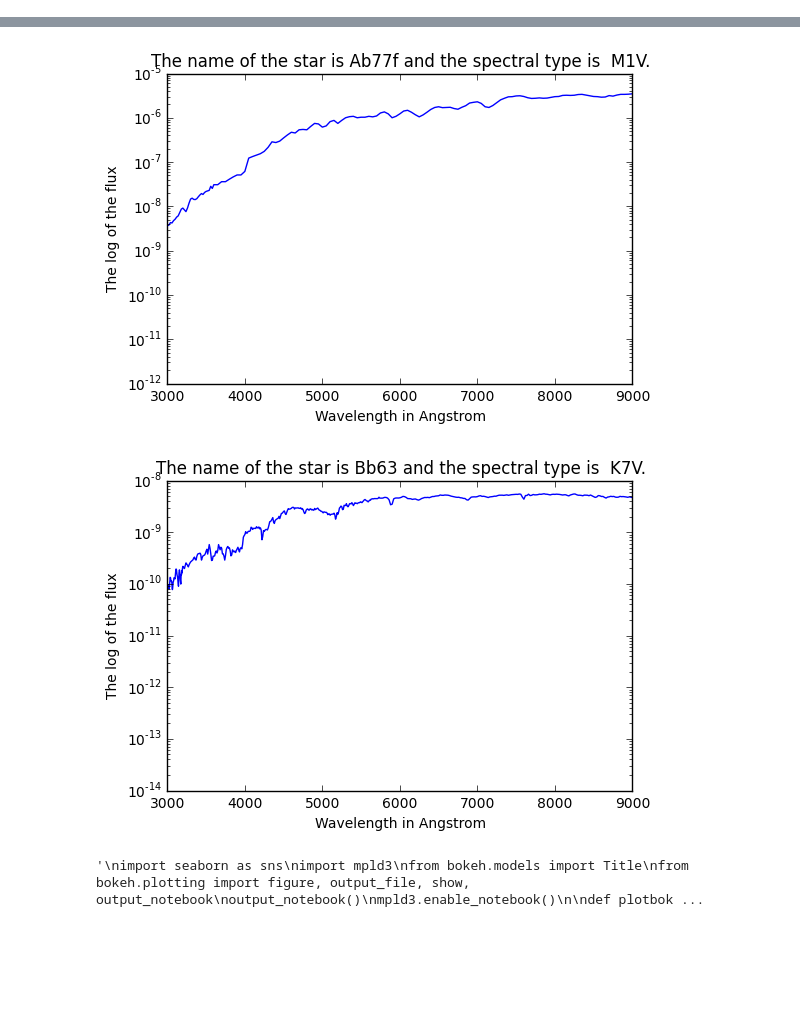
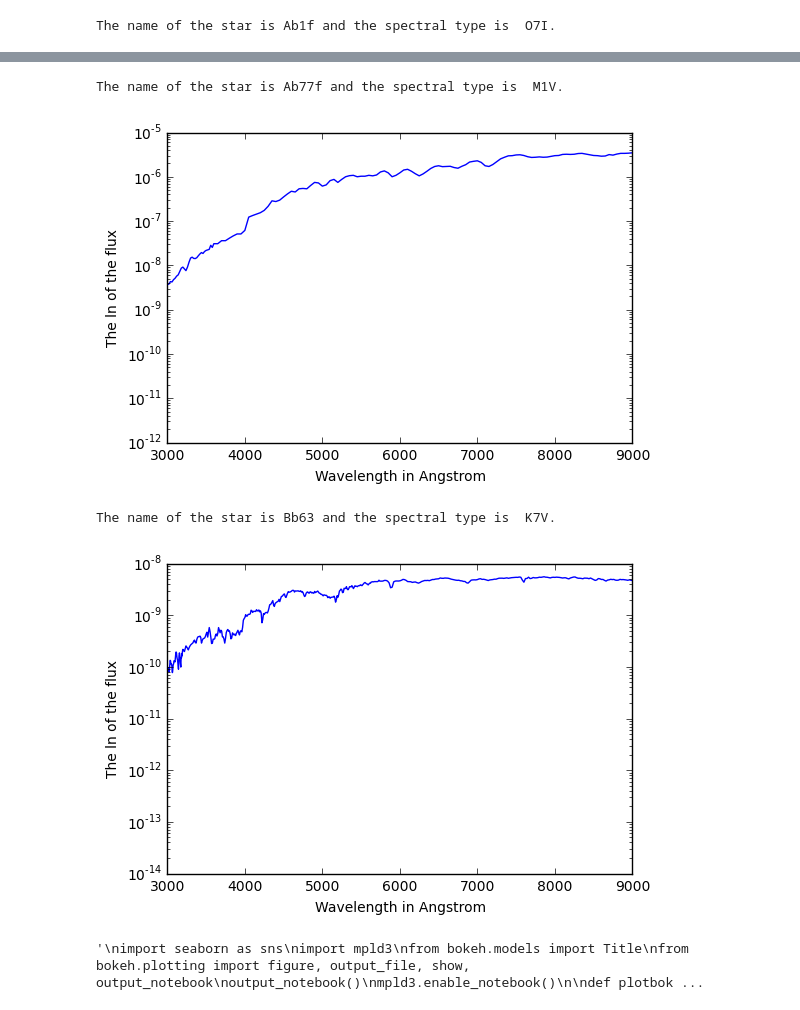
Before and after one commit to DLZRR/AL-OP-2016-2017, a Jupyter notebook: AL&OP 1.ipynb, the cells around one changed output, grey strips where cells are left out. Drawn from its saved outputs; the diff is of its cells as text; code cells hidden in the pictures; blank space fills up the shorter version.

```diff
--- a/AL&OP 1.ipynb
+++ b/AL&OP 1.ipynb
@@ -25,16 +25,16 @@ def calculating(name1, name2, name3):
     #genormaliseerd flux
     #wavelength_and_flux[' flux'] = wavelength_and_flux[' flux']/wavelength_and_flux.sum(axis = 1)
 
-    plot("The name of the star is " + name3 + " and the spectral type is " + type_name + ".", wavelength_and_flux['# wavelength'], wavelength_and_flux[' flux'])
+    print("The name of the star is " + name3 + " and the spectral type is " + type_name + ".")
+    plot( wavelength_and_flux['# wavelength'], wavelength_and_flux[' flux'])
 
-def plot(title, x, y):
+def plot(x, y):
     #function to plot
     plt.plot(x, y)
     plt.yscale("log")
-    plt.ylabel("The log of the flux")
+    plt.ylabel("The ln of the flux")
     plt.xlabel("Wavelength in Angstrom")
     plt.xlim(3000,9000)
-    plt.title(title)
     plt.show()
 
 #Question 1
@@ -44,3 +44,4 @@ calculating("Data/Ab77f.dat.fix", "Ab77f.dat.fix", "Ab77f")
 
 calculating("Data/Bb63.dat.fix", "Bb63.dat.fix", "Bb63")
 # %% [output]
+The name of the star is Ab1f and the spectral type is  O7I.
@@ -48,5 +49,7 @@ calculating("Data/Bb63.dat.fix", "Bb63.dat.fix", "Bb63")
+The name of the star is Ab77f and the spectral type is  M1V.
-[figure, old version]
+[figure, new version]
+The name of the star is Bb63 and the spectral type is  K7V.
-[figure, old version]
+[figure, new version]
 # %%
 '''
 import seaborn as sns
```
Also changed, not shown: parts of 6 cells of this notebook, 1 other file.
